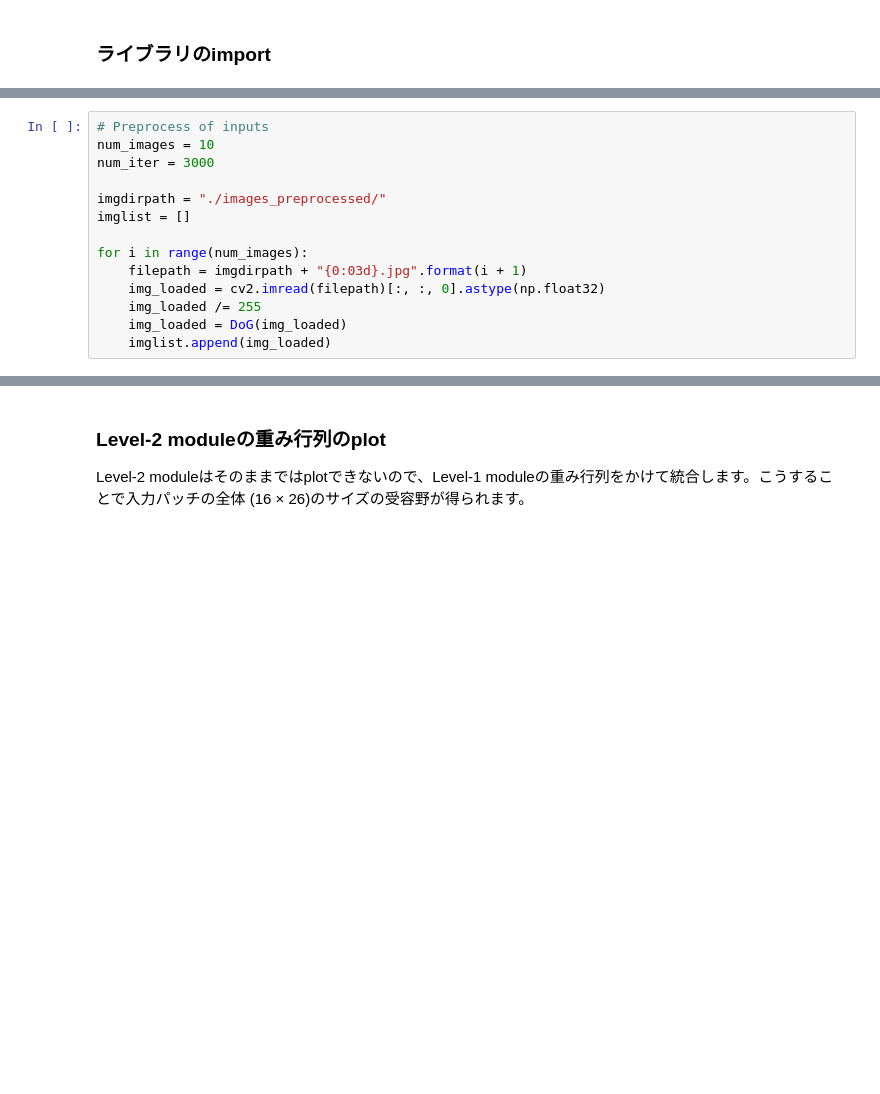
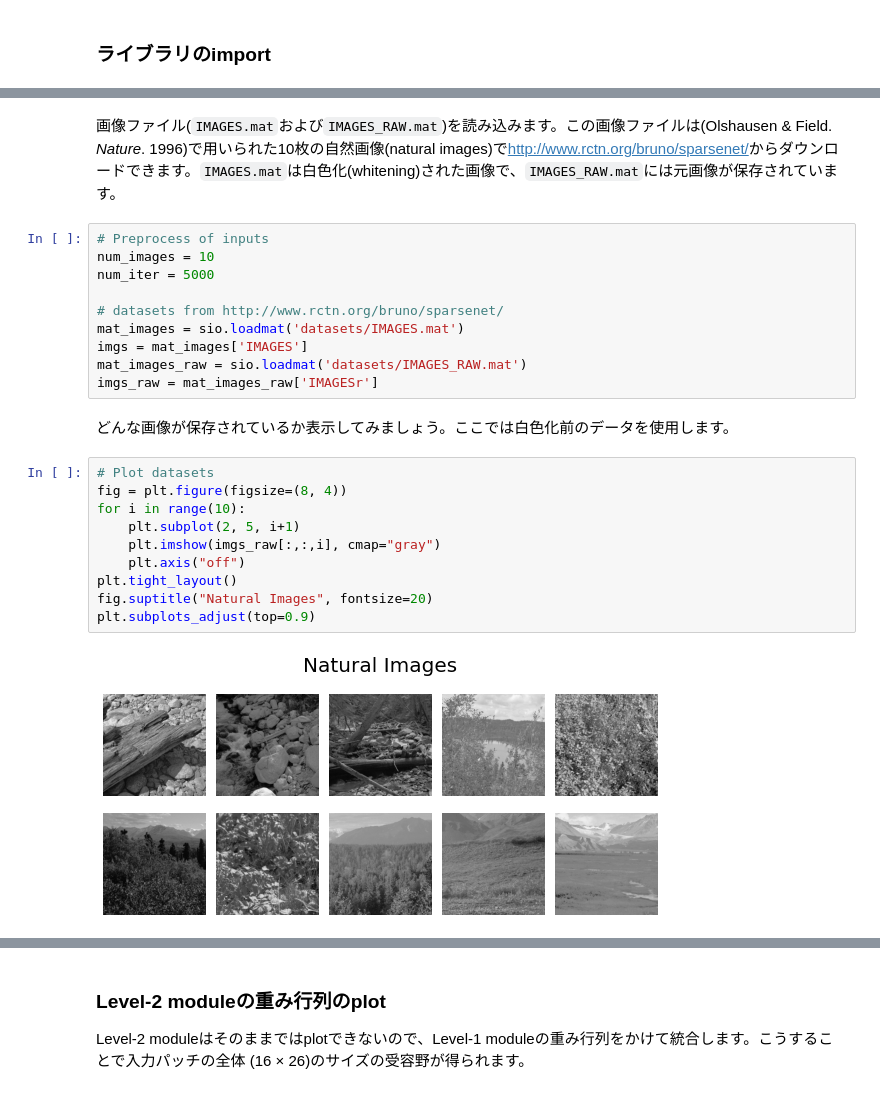
Before and after one commit to takyamamoto/PredictiveCoding-RaoBallard-Model, a Jupyter notebook: predictive-coding.ipynb, the cells around one changed output, grey strips where cells are left out. Cells and saved outputs as stored; diff of their text form; blank space fills up the shorter version.

```diff
--- a/predictive-coding.ipynb
+++ b/predictive-coding.ipynb
@@ -245,14 +157,0 @@ def GaussianMask(sizex=16, sizey=16, sigma=5):
-# %%
-# Preprocess of inputs
-num_images = 10
-num_iter = 3000
-
-imgdirpath = "./images_preprocessed/"
-imglist = []
-
-for i in range(num_images):
-    filepath = imgdirpath + "{0:03d}.jpg".format(i + 1)
-    img_loaded = cv2.imread(filepath)[:, :, 0].astype(np.float32)
-    img_loaded /= 255
-    img_loaded = DoG(img_loaded)
-    imglist.append(img_loaded)
@@ -354,0 +188,26 @@ plt.show()
+# %% [markdown]
+画像ファイル(`IMAGES.mat`および`IMAGES_RAW.mat`)を読み込みます。この画像ファイルは(Olshausen & Field. *Nature*. 1996)で用いられた10枚の自然画像(natural images)で<http://www.rctn.org/bruno/sparsenet/>からダウンロードできます。`IMAGES.mat`は白色化(whitening)された画像で、`IMAGES_RAW.mat`には元画像が保存されています。
+# %%
+# Preprocess of inputs
+num_images = 10
+num_iter = 5000
+
+# datasets from http://www.rctn.org/bruno/sparsenet/
+mat_images = sio.loadmat('datasets/IMAGES.mat')
+imgs = mat_images['IMAGES']
+mat_images_raw = sio.loadmat('datasets/IMAGES_RAW.mat')
+imgs_raw = mat_images_raw['IMAGESr']
+# %% [markdown]
+どんな画像が保存されているか表示してみましょう。ここでは白色化前のデータを使用します。
+# %%
+# Plot datasets
+fig = plt.figure(figsize=(8, 4))
+for i in range(10):
+    plt.subplot(2, 5, i+1)
+    plt.imshow(imgs_raw[:,:,i], cmap="gray")
+    plt.axis("off")
+plt.tight_layout()
+fig.suptitle("Natural Images", fontsize=20)
+plt.subplots_adjust(top=0.9)
+# %% [output]
+[figure, added]
```
Also changed, not shown: parts of 55 cells of this notebook.
